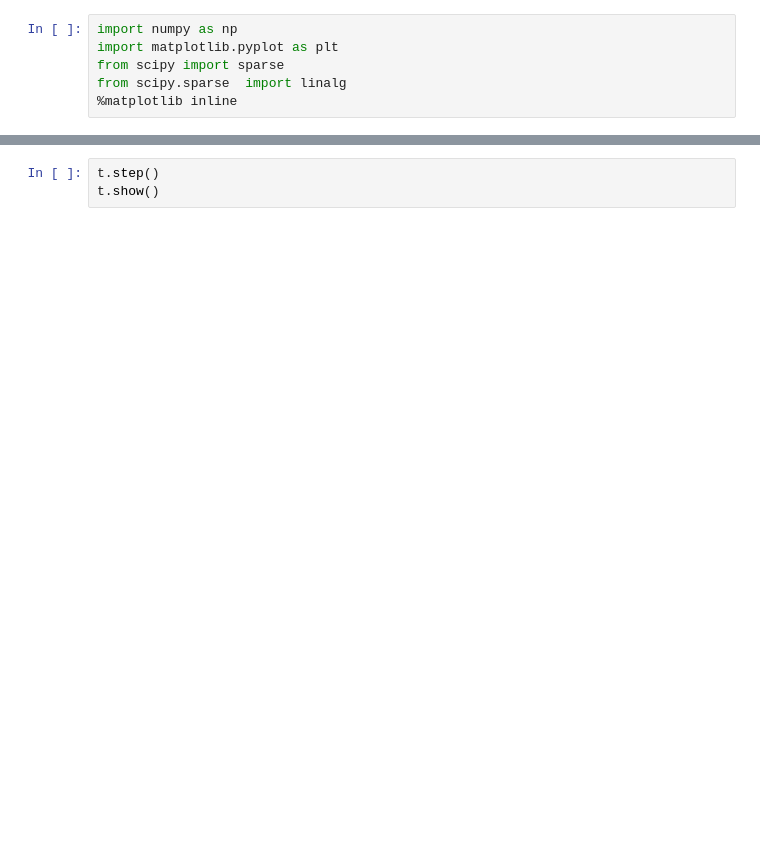
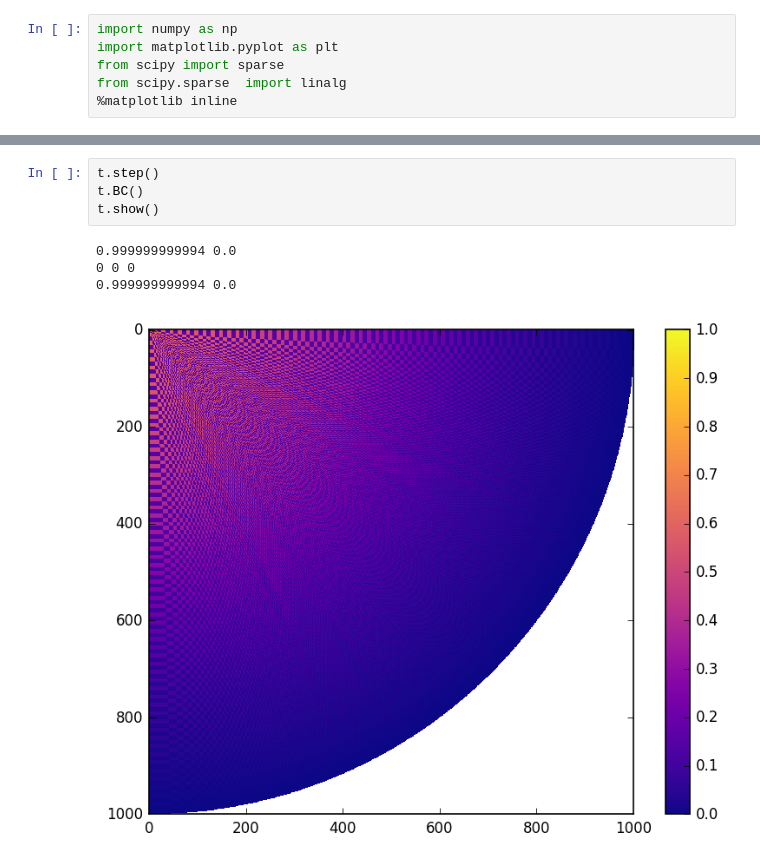
Before and after one commit to fbunel/Geo_Project, a Jupyter notebook: Code/conduction.ipynb, the cells around one changed output, grey strips where cells are left out. Cells and saved outputs as stored; diff of their text form; blank space fills up the shorter version.

```diff
--- a/Code/conduction.ipynb
+++ b/Code/conduction.ipynb
@@ -122,3 +230,9 @@ t.show()
 # %%
 t.step()
+t.BC()
 t.show()
+# %% [output]
+0.999999999994 0.0
+0 0 0
+0.999999999994 0.0
+[figure, added]
```
Also changed, not shown: parts of 3 cells of this notebook, 1 other file.
